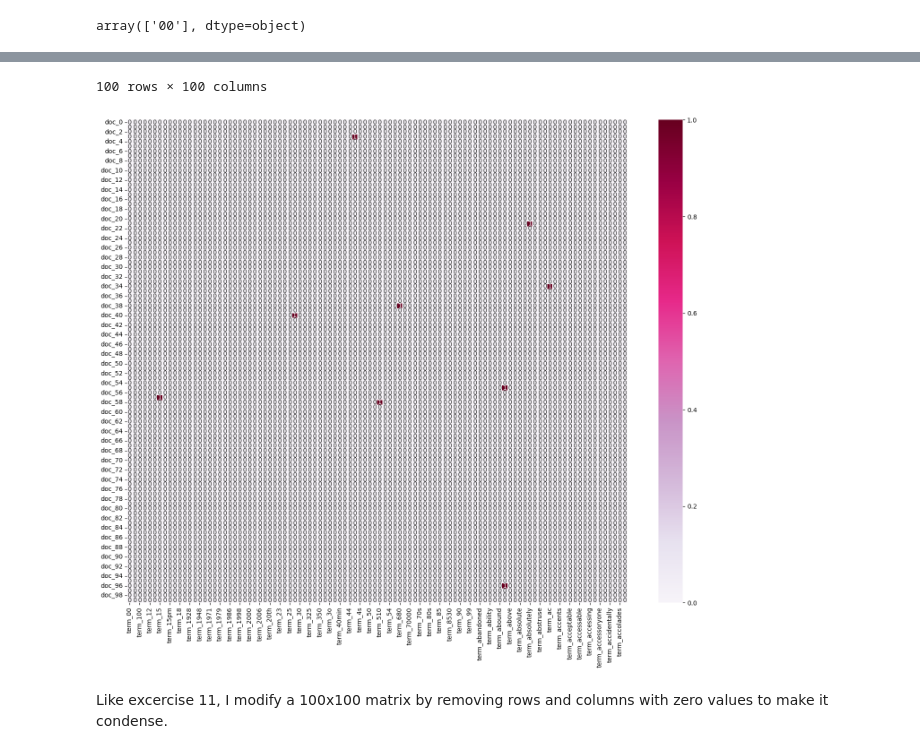
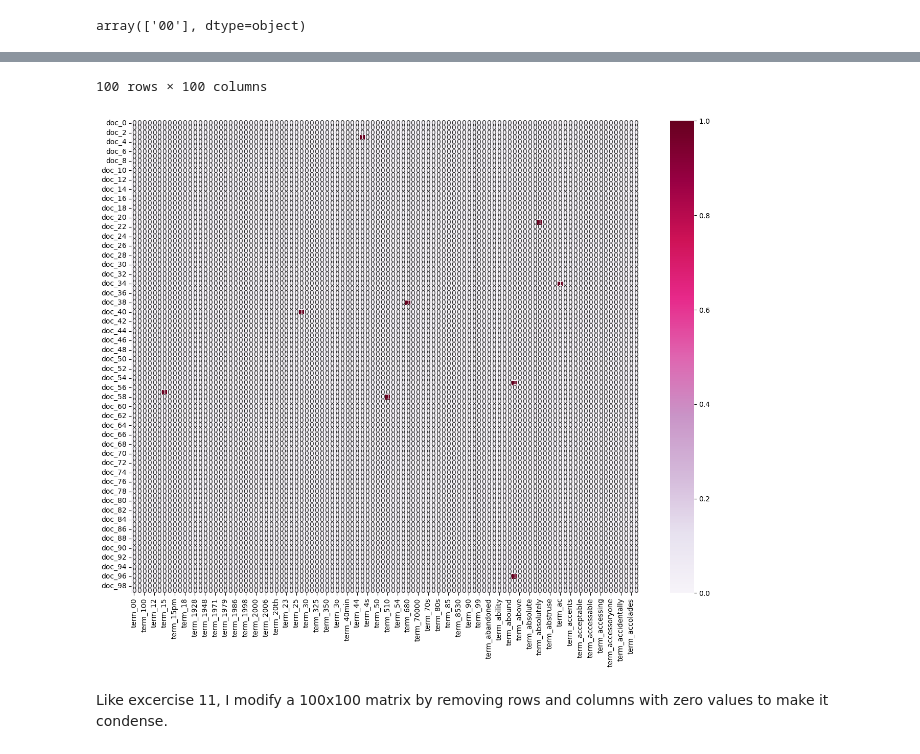
Before and after one commit to Skccli/DM2023-Lab1-Master, a Jupyter notebook: Homework/DM2023-Lab1-Homework.ipynb, the cells around one changed output, grey strips where cells are left out. Cells and saved outputs as stored; diff of their text form; code cells hidden in the pictures.

```diff
--- a/Homework/DM2023-Lab1-Homework.ipynb
+++ b/Homework/DM2023-Lab1-Homework.ipynb
@@ -896,27 +893,27 @@ plot_z = new_dataset_counts[0:100, 0:100].toarray()
 # %%
 import seaborn as sns
 
 df_todraw = pd.DataFrame(plot_z, columns = plot_x, index = plot_y)
 display(df_todraw)
-plt.subplots(figsize=(18, 14))
+plt.subplots(figsize=(16, 12))
 ax = sns.heatmap(df_todraw,
                  cmap="PuRd",
                  vmin=0, vmax=1, annot=True)
 # %% [output]
 |  | term_00 | term_10 | term_100 | term_11 | term_12 | term_13 | term_15 | term_15g | term_15pm | term_17 | ... | ... |
 | doc_0 | 0 | 0 | 0 | 0 | 0 | 0 | 0 | 0 | 0 | 0 | ... | ... |
 | doc_1 | 0 | 0 | 0 | 0 | 0 | 0 | 0 | 0 | 0 | 0 | ... | ... |
 | doc_2 | 0 | 0 | 0 | 0 | 0 | 0 | 0 | 0 | 0 | 0 | ... | ... |
 | doc_3 | 0 | 0 | 0 | 0 | 0 | 0 | 0 | 0 | 0 | 0 | ... | ... |
 | doc_4 | 0 | 0 | 0 | 0 | 0 | 0 | 0 | 0 | 0 | 0 | ... | ... |
 | ... | ... | ... | ... | ... | ... | ... | ... | ... | ... | ... | ... | ... |
 | doc_95 | 0 | 0 | 0 | 0 | 0 | 0 | 0 | 0 | 0 | 0 | ... | ... |
 | doc_96 | 0 | 0 | 0 | 0 | 0 | 0 | 0 | 0 | 0 | 0 | ... | ... |
 | doc_97 | 0 | 0 | 0 | 0 | 0 | 0 | 0 | 0 | 0 | 0 | ... | ... |
 | doc_98 | 0 | 0 | 0 | 0 | 0 | 0 | 0 | 0 | 0 | 0 | ... | ... |
 | doc_99 | 0 | 0 | 0 | 0 | 0 | 0 | 0 | 0 | 0 | 0 | ... | ... |
 100 rows × 100 columns
-[figure, old version]
+[figure, new version]
 # %% [markdown]
 
 Like excercise 11, I modify a 100x100 matrix by removing rows and columns with zero values to make it condense.
```
Also changed, not shown: parts of 13 cells of this notebook.
